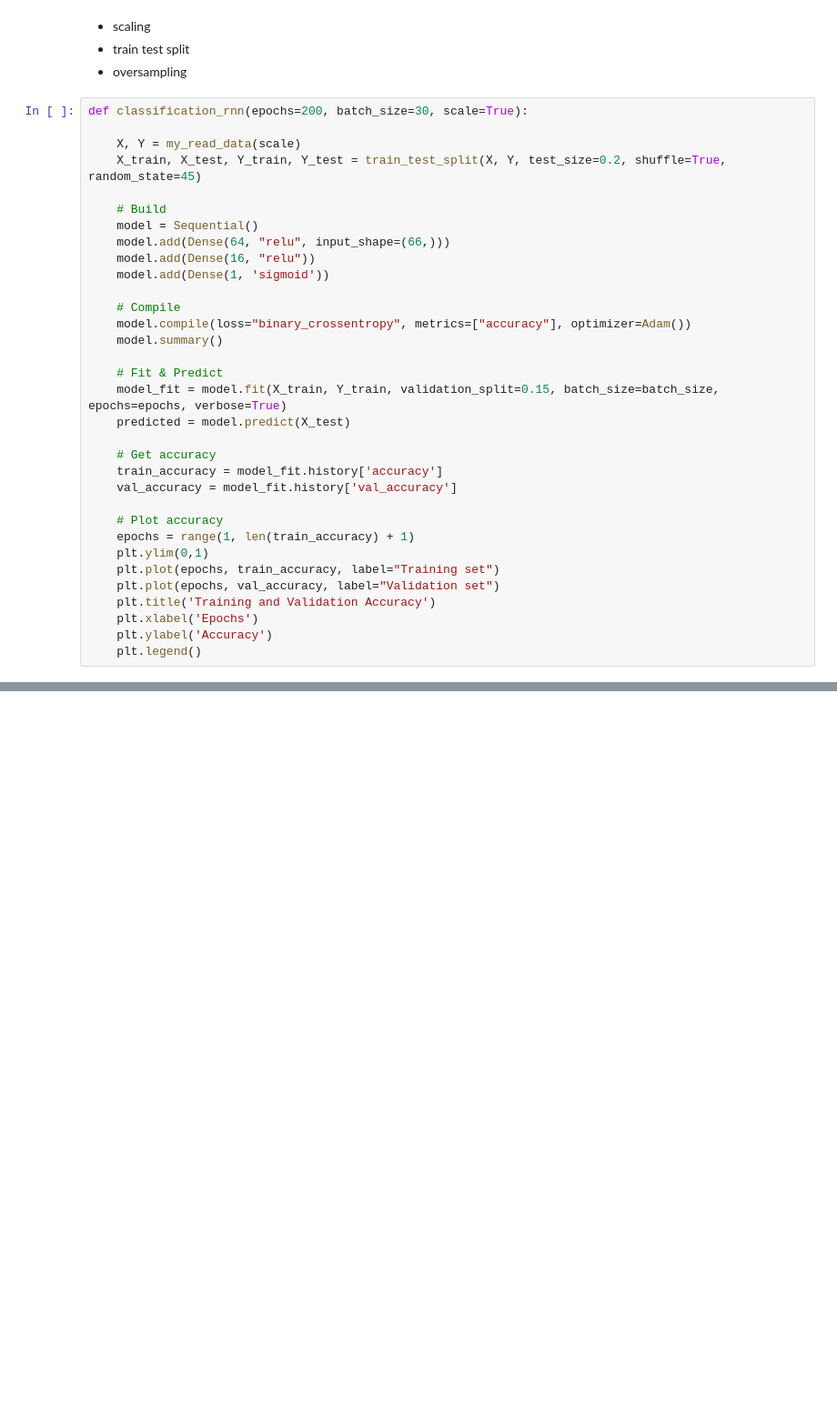
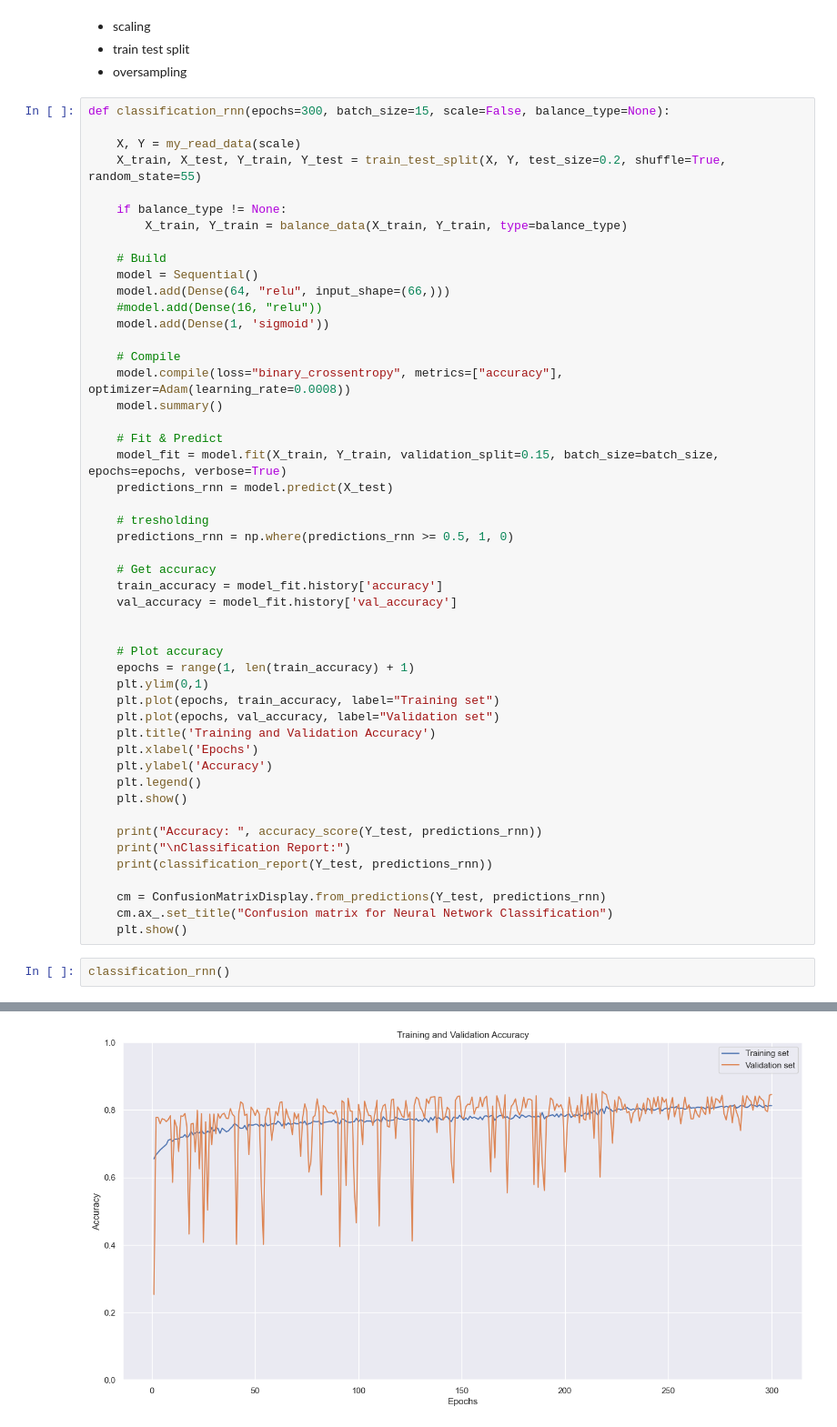
Before and after one commit to Staszek15/Data-Mining-Project, a Jupyter notebook: adults_classification.ipynb, the cells around one changed output, grey strips where cells are left out. Shown at 91% size. Drawn from its saved outputs; the diff is of its cells as text; blank space fills up the shorter version.

```diff
--- a/adults_classification.ipynb
+++ b/adults_classification.ipynb
@@ -54,28 +68,35 @@ def balance_data_ros(X_train, Y_train):
 * train test split
 * oversampling
 # %%
-def classification_rnn(epochs=200, batch_size=30, scale=True):
+def classification_rnn(epochs=300, batch_size=15, scale=False, balance_type=None):
 
     X, Y = my_read_data(scale)
-    X_train, X_test, Y_train, Y_test = train_test_split(X, Y, test_size=0.2, shuffle=True, random_state=45)
+    X_train, X_test, Y_train, Y_test = train_test_split(X, Y, test_size=0.2, shuffle=True, random_state=55)
+
+    if balance_type != None:
+        X_train, Y_train = balance_data(X_train, Y_train, type=balance_type)
 
     # Build
     model = Sequential()
     model.add(Dense(64, "relu", input_shape=(66,)))
-    model.add(Dense(16, "relu"))
+    #model.add(Dense(16, "relu"))
     model.add(Dense(1, 'sigmoid'))
 
     # Compile
-    model.compile(loss="binary_crossentropy", metrics=["accuracy"], optimizer=Adam())
+    model.compile(loss="binary_crossentropy", metrics=["accuracy"], optimizer=Adam(learning_rate=0.0008))
     model.summary()
 
     # Fit & Predict
     model_fit = model.fit(X_train, Y_train, validation_split=0.15, batch_size=batch_size, epochs=epochs, verbose=True)
-    predicted = model.predict(X_test)
+    predictions_rnn = model.predict(X_test)
+
+    # tresholding
+    predictions_rnn = np.where(predictions_rnn >= 0.5, 1, 0)
 
     # Get accuracy
     train_accuracy = model_fit.history['accuracy']
     val_accuracy = model_fit.history['val_accuracy']
+
 
     # Plot accuracy
     epochs = range(1, len(train_accuracy) + 1)
@@ -86,3 +107,15 @@ def classification_rnn(epochs=200, batch_size=30, scale=True):
     plt.xlabel('Epochs')
     plt.ylabel('Accuracy')
     plt.legend()
+    plt.show()
+
+    print("Accuracy: ", accuracy_score(Y_test, predictions_rnn))
+    print("\nClassification Report:")
+    print(classification_report(Y_test, predictions_rnn))
+
+    cm = ConfusionMatrixDisplay.from_predictions(Y_test, predictions_rnn)
+    cm.ax_.set_title("Confusion matrix for Neural Network Classification")
+    plt.show()
+# %%
+classification_rnn()
+# %% [output]
@@ -88,0 +139 @@ def classification_rnn(epochs=200, batch_size=30, scale=True):
+[figure, added]
```
Also changed, not shown: parts of 6 cells of this notebook.
